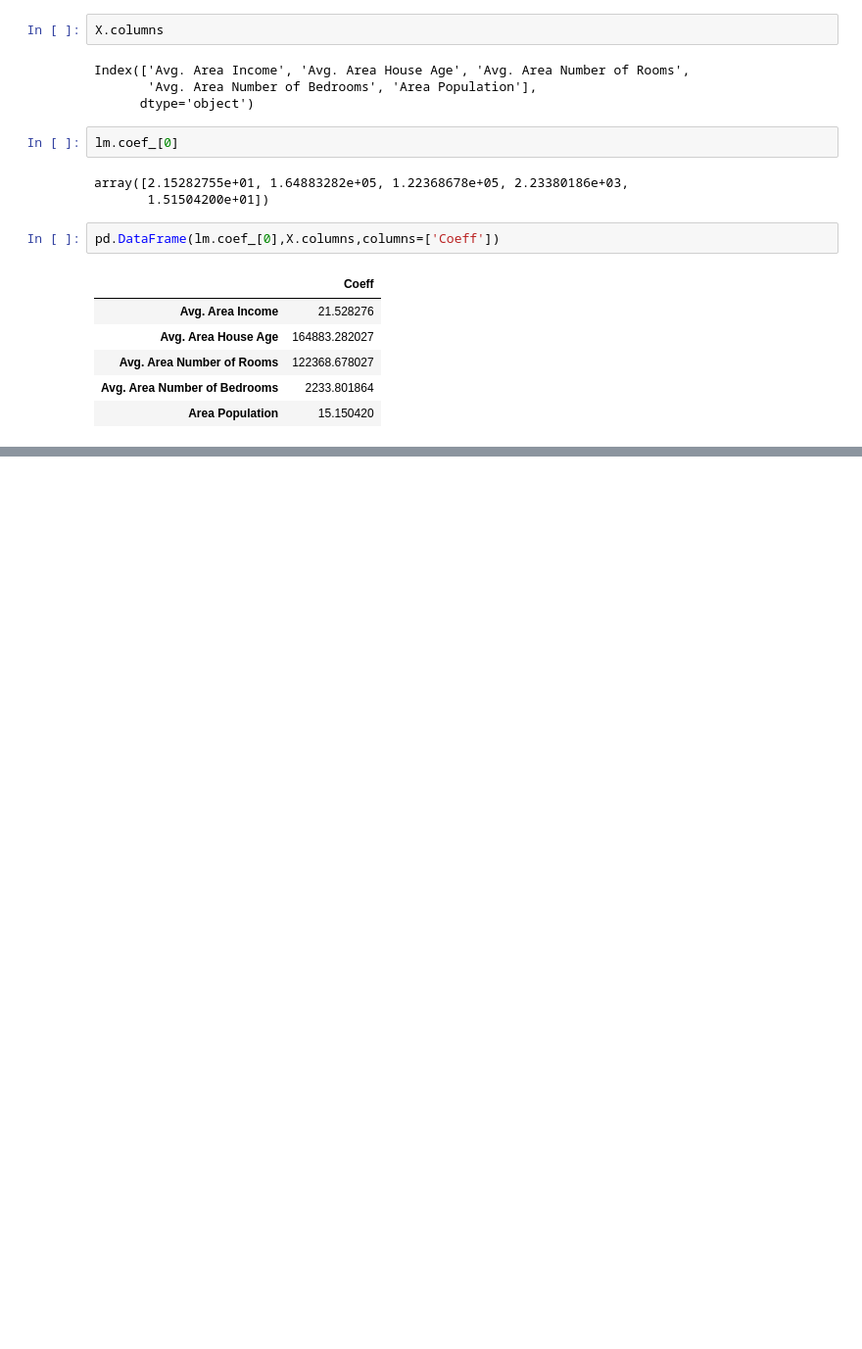
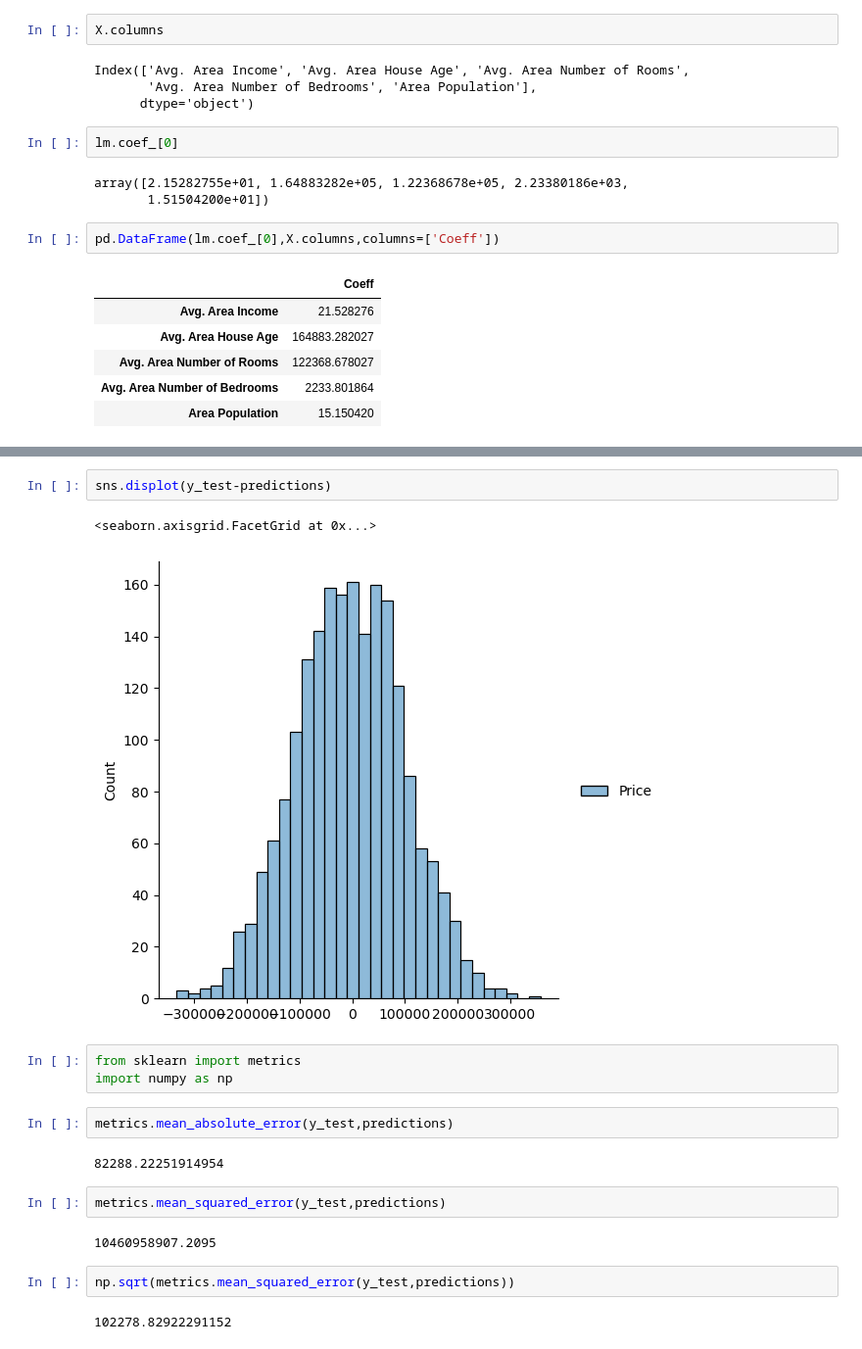
Before and after one commit to rohitkadam1410/Data-Scinence-Projects, a Jupyter notebook: Regression/hosing_price_prediction.ipynb, the cells around one changed output, grey strips where cells are left out. Shown at 98% size. Saved outputs shown, nothing was run; the diff lists cells and outputs as text; blank space fills up the shorter version.

```diff
--- a/Regression/hosing_price_prediction.ipynb
+++ b/Regression/hosing_price_prediction.ipynb
@@ -121,0 +143,20 @@ pd.DataFrame(lm.coef_[0],X.columns,columns=['Coeff'])
+# %%
+sns.displot(y_test-predictions)
+# %% [output]
+<seaborn.axisgrid.FacetGrid at 0x...>
+[figure, added]
+# %%
+from sklearn import metrics
+import numpy as np
+# %%
+metrics.mean_absolute_error(y_test,predictions)
+# %% [output]
+82288.22251914954
+# %%
+metrics.mean_squared_error(y_test,predictions)
+# %% [output]
+10460958907.2095
+# %%
+np.sqrt(metrics.mean_squared_error(y_test,predictions))
+# %% [output]
+102278.82922291152
```
Also changed, not shown: parts of 5 cells of this notebook.
